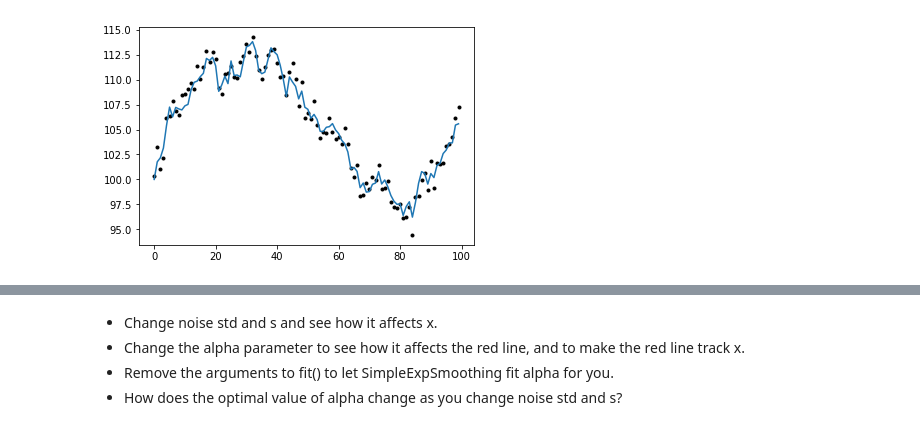
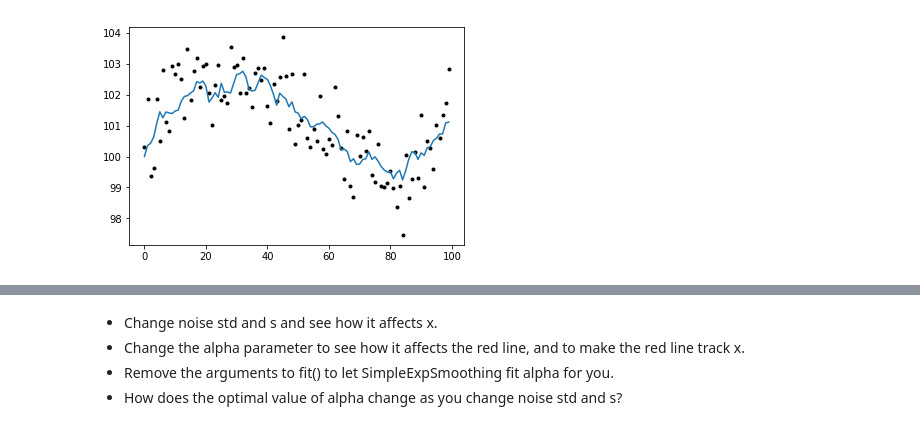
Before and after one commit to orie3120/orie3120-sp2020, a Jupyter notebook: demos/forecasting.ipynb, the cells around one changed output, grey strips where cells are left out. Cells and saved outputs as stored; diff of their text form; code cells hidden in the pictures.

```diff
--- a/demos/forecasting.ipynb
+++ b/demos/forecasting.ipynb
@@ -10,16 +12,16 @@ import statsmodels.api as sm
 # %%
 # Generate synthetic data
 np.random.seed(0)
 n = 100
 a  = np.zeros(n) # create an array of 0's of length n
-s = 1 # controls how fast true mean moves
+s = .2            # controls how fast true mean moves
 a[0] = 100
 for i in range(1,n):
     a[i] = a[i-1] + s*randn()
-noise_std = 0.8
+noise_std = .8
 x = a + noise_std*randn(n)
 
 plt.scatter(range(n), x, marker='.', color='black')
 p = plt.plot(a)
 # %% [output]
-[figure, old version]
+[figure, new version]
```
Also changed, not shown: parts of 80 cells of this notebook, 6 other files.
